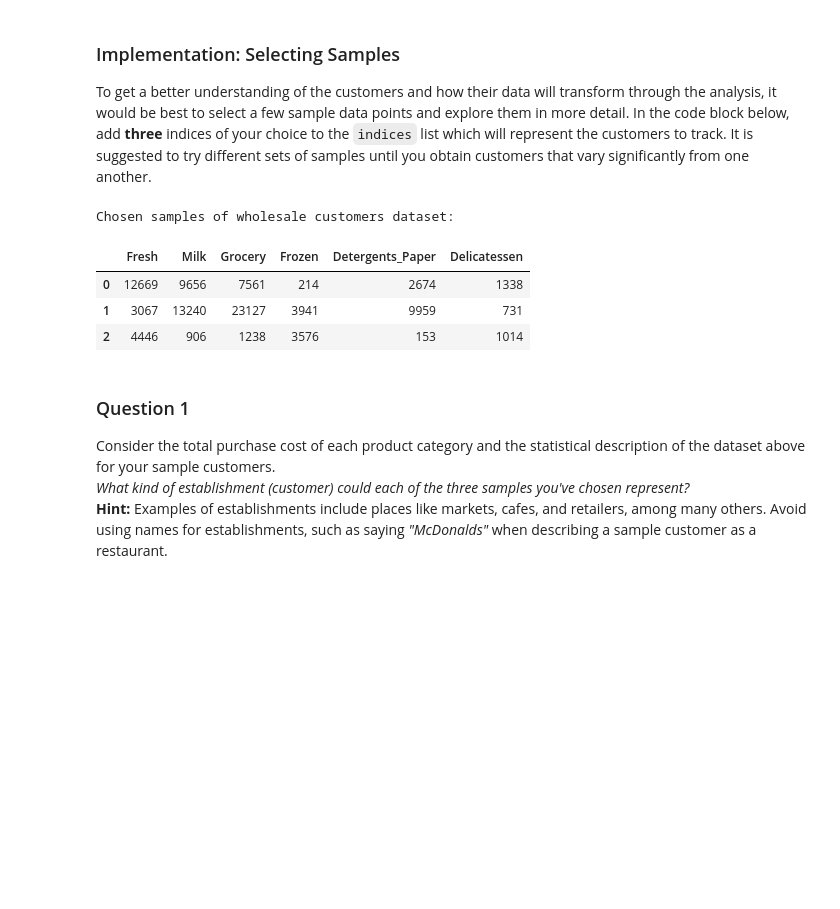
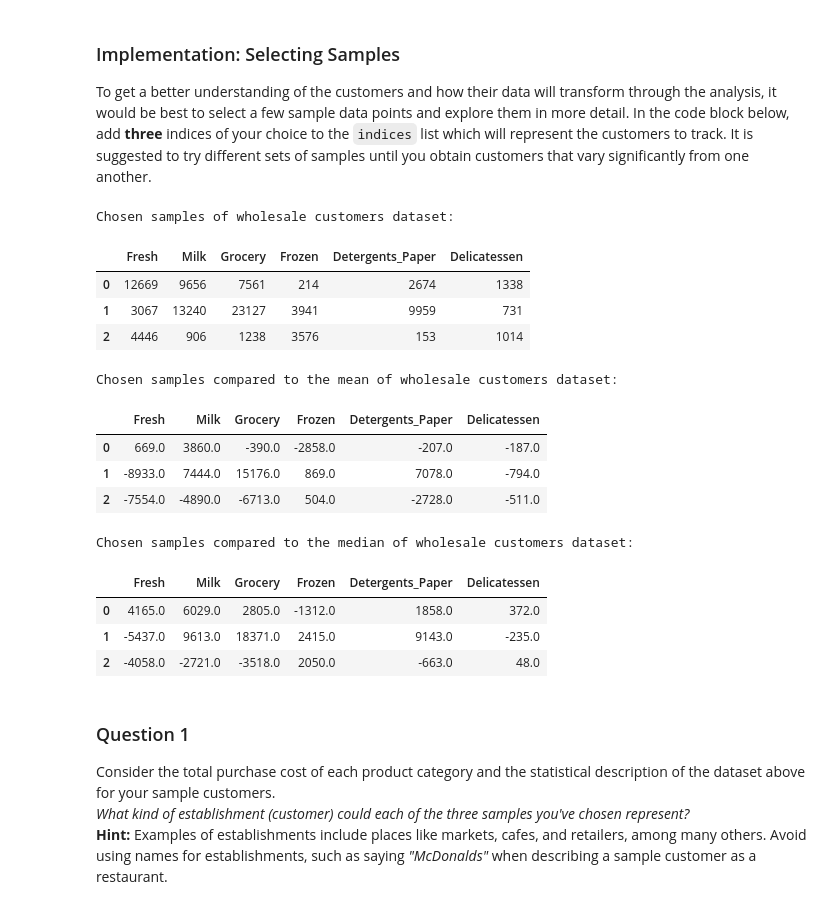
Before and after one commit to SijiaDavis/MLND, a Jupyter notebook: customer_segments/customer_segments.ipynb, the cells around one changed output. Drawn from its saved outputs; the diff is of its cells as text; code cells hidden in the pictures; blank space fills up the shorter version.

```diff
--- a/customer_segments/customer_segments.ipynb
+++ b/customer_segments/customer_segments.ipynb
@@ -68,17 +68,31 @@ To get a better understanding of the customers and how their data will transform
 # %%
 # TODO: Select three indices of your choice you wish to sample from the dataset
 indices = [0, 200, 400]
 
 # Create a DataFrame of the chosen samples
 samples = pd.DataFrame(data.loc[indices], columns = data.keys()).reset_index(drop = True)
 print "Chosen samples of wholesale customers dataset:"
 display(samples)
+print "Chosen samples compared to the mean of wholesale customers dataset:"
+display(samples - np.round(data.mean()))
+print "Chosen samples compared to the median of wholesale customers dataset:"
+display(samples - np.round(data.median()))
 # %% [output]
 Chosen samples of wholesale customers dataset:
 |  | Fresh | Milk | Grocery | Frozen | Detergents_Paper | Delicatessen |
 | 0 | 12669 | 9656 | 7561 | 214 | 2674 | 1338 |
 | 1 | 3067 | 13240 | 23127 | 3941 | 9959 | 731 |
 | 2 | 4446 | 906 | 1238 | 3576 | 153 | 1014 |
+Chosen samples compared to the mean of wholesale customers dataset:
+|  | Fresh | Milk | Grocery | Frozen | Detergents_Paper | Delicatessen |
+| 0 | 669.0 | 3860.0 | -390.0 | -2858.0 | -207.0 | -187.0 |
+| 1 | -8933.0 | 7444.0 | 15176.0 | 869.0 | 7078.0 | -794.0 |
+| 2 | -7554.0 | -4890.0 | -6713.0 | 504.0 | -2728.0 | -511.0 |
+Chosen samples compared to the median of wholesale customers dataset:
+|  | Fresh | Milk | Grocery | Frozen | Detergents_Paper | Delicatessen |
+| 0 | 4165.0 | 6029.0 | 2805.0 | -1312.0 | 1858.0 | 372.0 |
+| 1 | -5437.0 | 9613.0 | 18371.0 | 2415.0 | 9143.0 | -235.0 |
+| 2 | -4058.0 | -2721.0 | -3518.0 | 2050.0 | -663.0 | 48.0 |
 # %% [markdown]
 ### Question 1
 Consider the total purchase cost of each product category and the statistical description of the dataset above for your sample customers.
```
Also changed, not shown: parts of 8 cells of this notebook, 1 other file.
